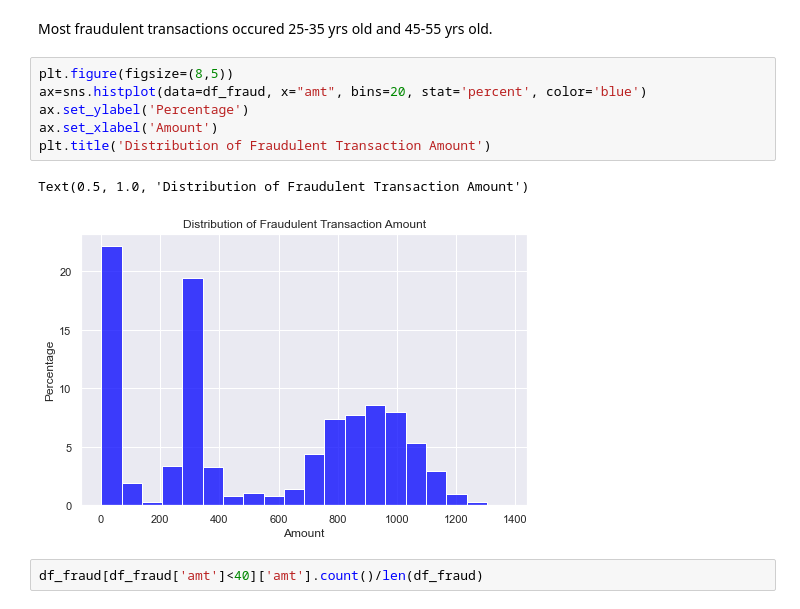
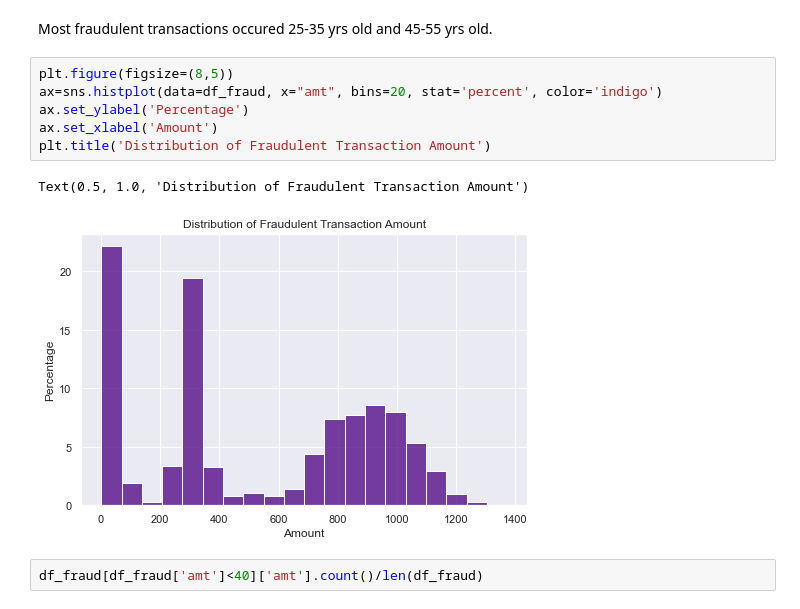
Before and after one commit to MeganWang393/PortfolioProjects, a Jupyter notebook: Credit Card Fraud EDA.ipynb, the cells around one changed output. Cells and saved outputs as stored; diff of their text form.

```diff
--- a/Credit Card Fraud EDA.ipynb
+++ b/Credit Card Fraud EDA.ipynb
@@ -392,13 +393,13 @@ Text(0.5, 1.0, 'Distribution of Age on Fraudulent Transactions')
 Most fraudulent transactions occured 25-35 yrs old and 45-55 yrs old.
 # %%
 plt.figure(figsize=(8,5))
-ax=sns.histplot(data=df_fraud, x="amt", bins=20, stat='percent', color='blue')
+ax=sns.histplot(data=df_fraud, x="amt", bins=20, stat='percent', color='indigo')
 ax.set_ylabel('Percentage')
 ax.set_xlabel('Amount')
 plt.title('Distribution of Fraudulent Transaction Amount')
 # %% [output]
 Text(0.5, 1.0, 'Distribution of Fraudulent Transaction Amount')
-[figure, old version]
+[figure, new version]
 # %%
 df_fraud[df_fraud['amt']<40]['amt'].count()/len(df_fraud)
 # %% [output]
```
Also changed, not shown: parts of 15 cells of this notebook.
